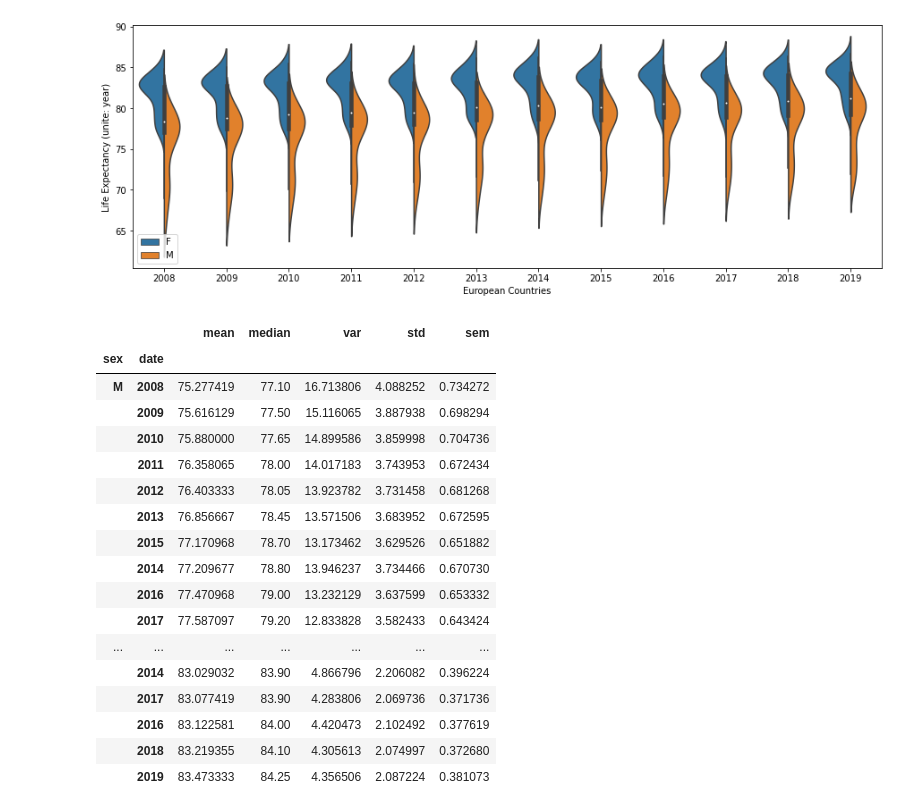
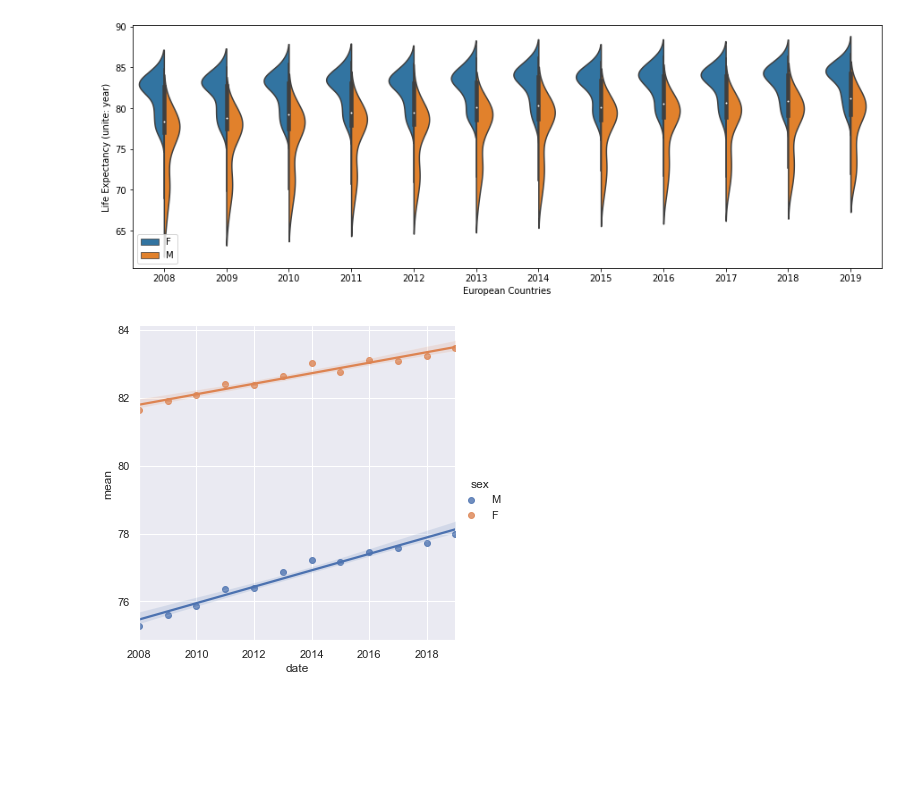
Before and after one commit to ywu223/Capstone1_Compsognathus, a Jupyter notebook: Project_1_LingLv.ipynb, the cells around one changed output. Cells and saved outputs as stored; diff of their text form; code cells hidden in the pictures; blank space fills up the shorter version.

```diff
--- a/Project_1_LingLv.ipynb
+++ b/Project_1_LingLv.ipynb
@@ -147,3 +146,7 @@ plt.show()
 # %%
 # box plot of the life expectancy of Male from 2008-2019
 lf_male = life_df_ana[life_df_ana['sex']=='M']
+# %%
+yearly_lf = life_df_ana.groupby(['sex', 'date'])['value']
+yearly_lf_stat = yearly_lf.agg(['mean', 'median','var','std','sem']).sort_values(by=['mean']).reset_index()
+yearly_lf_stat
@@ -161,26 +182,8 @@ plt.show()
 # yw = os.path.join('DataSets', 'complete_dataset.csv')
 # r_merge_df = pd.read_csv(yw)
 # r_merge_df.head()
-# %%
-yearly_lf = life_df_ana.groupby(['sex', 'date'])['value']
-yearly_lf_stat = yearly_lf.agg(['mean', 'median','var','std','sem']).sort_values(by=['mean'])
-yearly_lf_stat
-# %% [output]
-|  |  | mean | median | var | std | sem |
-| sex | date |  |  |  |  |  |
-| M | 2008 | 75.277419 | 77.10 | 16.713806 | 4.088252 | 0.734272 |
-|  | 2009 | 75.616129 | 77.50 | 15.116065 | 3.887938 | 0.698294 |
-|  | 2010 | 75.880000 | 77.65 | 14.899586 | 3.859998 | 0.704736 |
-|  | 2011 | 76.358065 | 78.00 | 14.017183 | 3.743953 | 0.672434 |
-|  | 2012 | 76.403333 | 78.05 | 13.923782 | 3.731458 | 0.681268 |
-|  | 2013 | 76.856667 | 78.45 | 13.571506 | 3.683952 | 0.672595 |
-|  | 2015 | 77.170968 | 78.70 | 13.173462 | 3.629526 | 0.651882 |
-|  | 2014 | 77.209677 | 78.80 | 13.946237 | 3.734466 | 0.670730 |
-|  | 2016 | 77.470968 | 79.00 | 13.232129 | 3.637599 | 0.653332 |
-|  | 2017 | 77.587097 | 79.20 | 12.833828 | 3.582433 | 0.643424 |
-| ... | ... | ... | ... | ... | ... | ... |
-|  | 2014 | 83.029032 | 83.90 | 4.866796 | 2.206082 | 0.396224 |
-|  | 2017 | 83.077419 | 83.90 | 4.283806 | 2.069736 | 0.371736 |
-|  | 2016 | 83.122581 | 84.00 | 4.420473 | 2.102492 | 0.377619 |
-|  | 2018 | 83.219355 | 84.10 | 4.305613 | 2.074997 | 0.372680 |
-|  | 2019 | 83.473333 | 84.25 | 4.356506 | 2.087224 | 0.381073 |
+# %%
+sns.set_theme(color_codes=True)
+lf_reg_gender = sns.lmplot(x='date', y='mean', hue='sex', data=yearly_lf_stat)
+# %% [output]
+[figure, added]
```
Also changed, not shown: parts of 6 cells of this notebook.
